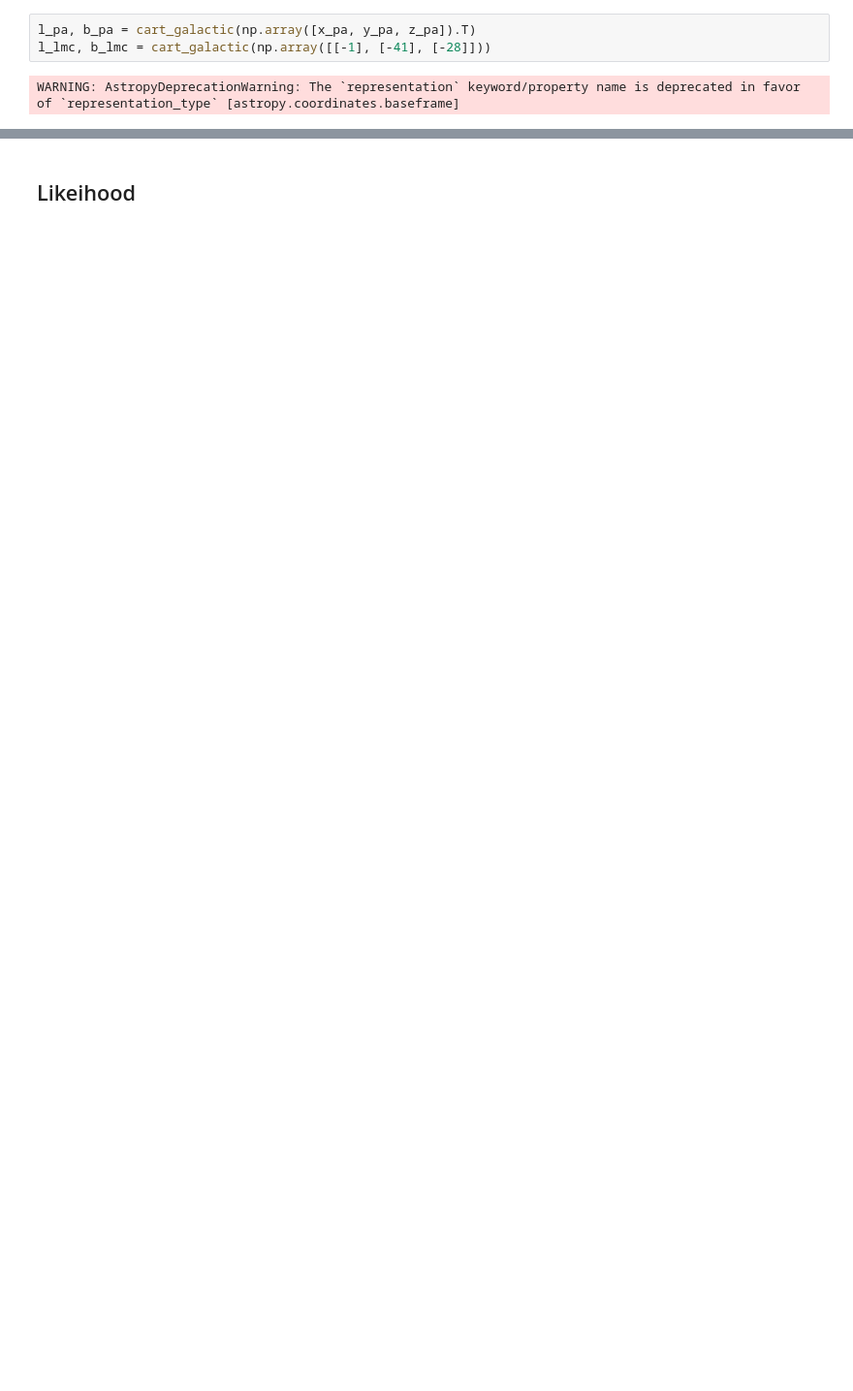
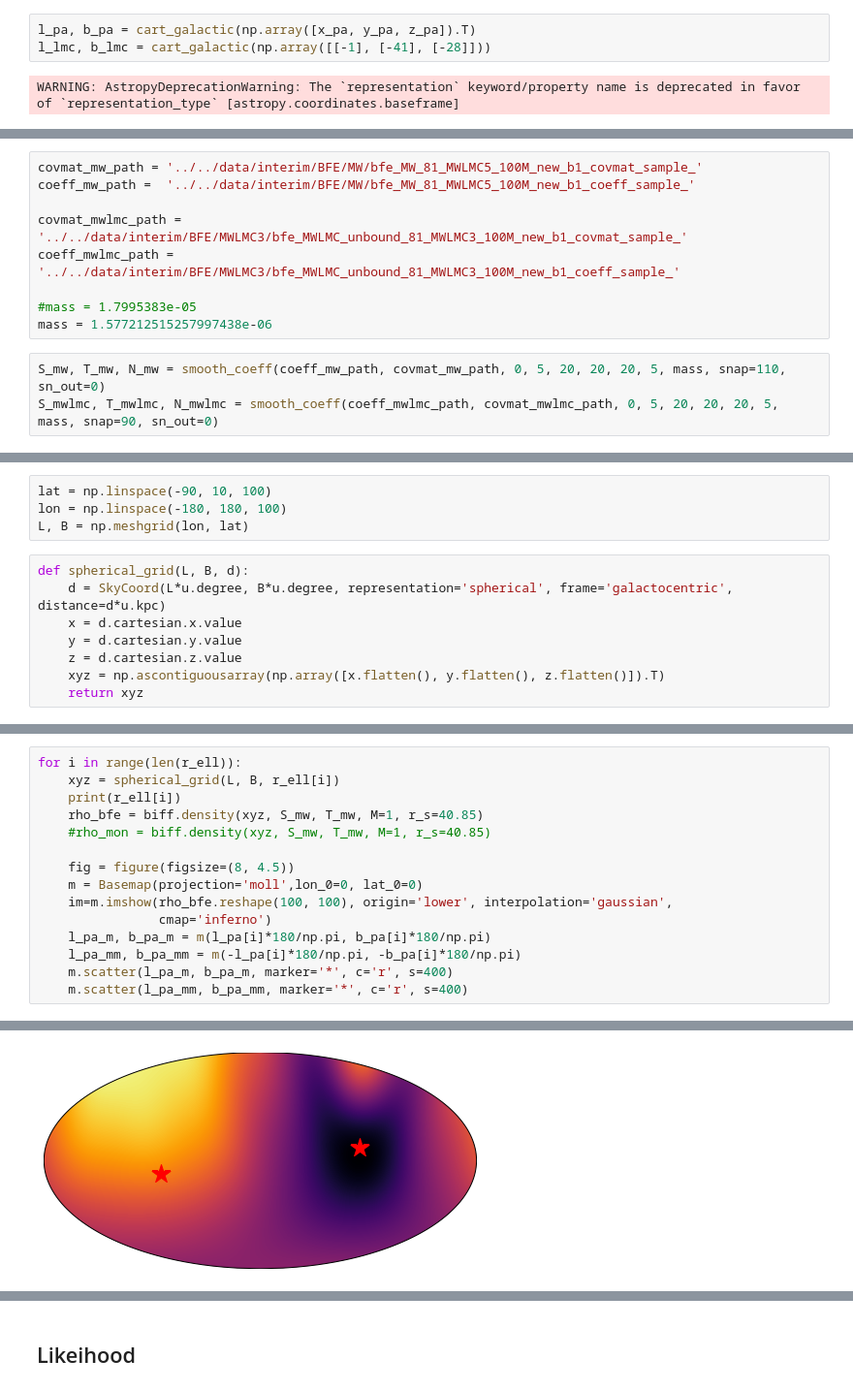
Before and after one commit to jngaravitoc/MW-LMC-SCF, a Jupyter notebook: code/halo_shape/BFE_density_ellipse_fit.ipynb, the cells around one changed output, grey strips where cells are left out. Shown at 97% size. Cells and saved outputs as stored; diff of their text form; blank space fills up the shorter version.

```diff
--- a/code/halo_shape/BFE_density_ellipse_fit.ipynb
+++ b/code/halo_shape/BFE_density_ellipse_fit.ipynb
@@ -380,0 +639,12 @@ WARNING: AstropyDeprecationWarning: The `representation` keyword/property name i
+# %%
+covmat_mw_path = '../../data/interim/BFE/MW/bfe_MW_81_MWLMC5_100M_new_b1_covmat_sample_'
+coeff_mw_path =  '../../data/interim/BFE/MW/bfe_MW_81_MWLMC5_100M_new_b1_coeff_sample_'
+
+covmat_mwlmc_path = '../../data/interim/BFE/MWLMC3/bfe_MWLMC_unbound_81_MWLMC3_100M_new_b1_covmat_sample_'
+coeff_mwlmc_path =  '../../data/interim/BFE/MWLMC3/bfe_MWLMC_unbound_81_MWLMC3_100M_new_b1_coeff_sample_'
+
+#mass = 1.7995383e-05
+mass = 1.577212515257997438e-06
+# %%
+S_mw, T_mw, N_mw = smooth_coeff(coeff_mw_path, covmat_mw_path, 0, 5, 20, 20, 20, 5, mass, snap=110, sn_out=0)
+S_mwlmc, T_mwlmc, N_mwlmc = smooth_coeff(coeff_mwlmc_path, covmat_mwlmc_path, 0, 5, 20, 20, 20, 5, mass, snap=90, sn_out=0)
@@ -380,0 +662,12 @@ WARNING: AstropyDeprecationWarning: The `representation` keyword/property name i
+# %%
+lat = np.linspace(-90, 10, 100)
+lon = np.linspace(-180, 180, 100)
+L, B = np.meshgrid(lon, lat)
+# %%
+def spherical_grid(L, B, d):
+    d = SkyCoord(L*u.degree, B*u.degree, representation='spherical', frame='galactocentric', distance=d*u.kpc)
+    x = d.cartesian.x.value
+    y = d.cartesian.y.value
+    z = d.cartesian.z.value
+    xyz = np.ascontiguousarray(np.array([x.flatten(), y.flatten(), z.flatten()]).T)
+    return xyz
@@ -380,0 +685,16 @@ WARNING: AstropyDeprecationWarning: The `representation` keyword/property name i
+# %%
+for i in range(len(r_ell)):
+    xyz = spherical_grid(L, B, r_ell[i])
+    print(r_ell[i])
+    rho_bfe = biff.density(xyz, S_mw, T_mw, M=1, r_s=40.85)
+    #rho_mon = biff.density(xyz, S_mw, T_mw, M=1, r_s=40.85)
+
+    fig = figure(figsize=(8, 4.5))
+    m = Basemap(projection='moll',lon_0=0, lat_0=0)
+    im=m.imshow(rho_bfe.reshape(100, 100), origin='lower', interpolation='gaussian',
+                cmap='inferno')
+    l_pa_m, b_pa_m = m(l_pa[i]*180/np.pi, b_pa[i]*180/np.pi)
+    l_pa_mm, b_pa_mm = m(-l_pa[i]*180/np.pi, -b_pa[i]*180/np.pi)
+    m.scatter(l_pa_m, b_pa_m, marker='*', c='r', s=400)
+    m.scatter(l_pa_mm, b_pa_mm, marker='*', c='r', s=400)
+# %% [output]
@@ -380,0 +714 @@ WARNING: AstropyDeprecationWarning: The `representation` keyword/property name i
+[figure, added]
```
Also changed, not shown: parts of 72 cells of this notebook.
